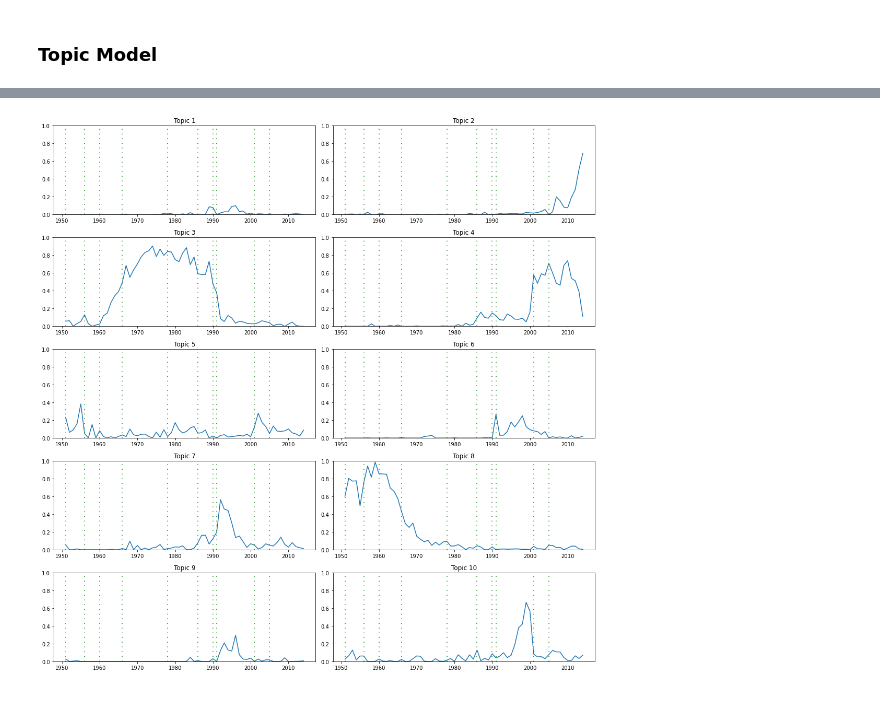
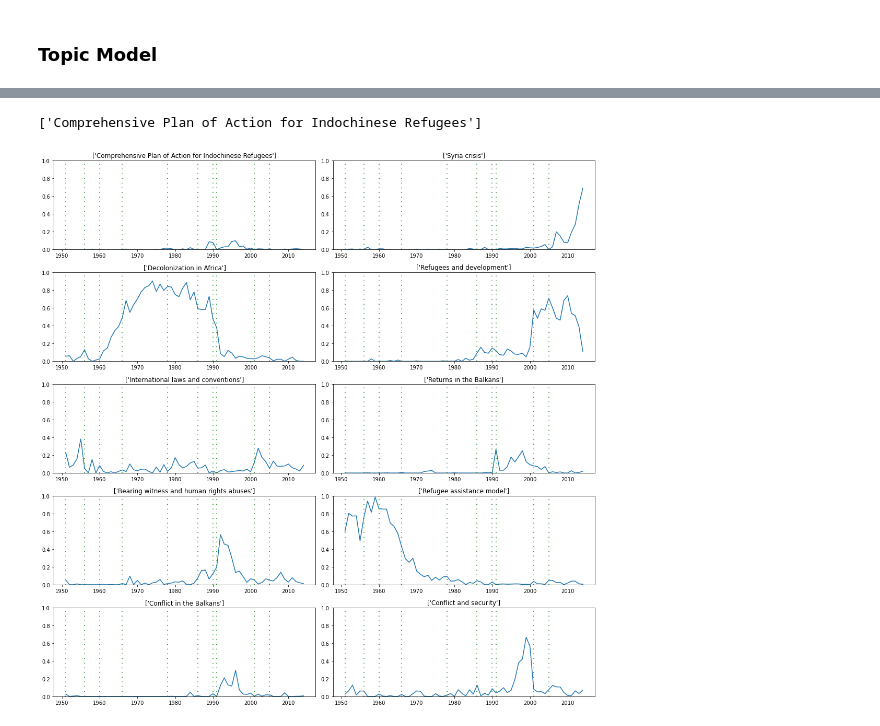
Before and after one commit to jswoodham/unhcr_speeches, a Jupyter notebook: Report.ipynb, the cells around one changed output, grey strips where cells are left out. Saved outputs shown, nothing was run; the diff lists cells and outputs as text; code cells hidden in the pictures.

```diff
--- a/Report.ipynb
+++ b/Report.ipynb
@@ -174,4 +174,14 @@ topic_model.print_topics()
 
 topics_over_time = pd.read_feather('data/topics_over_time')
 # %%
-topics_over_time
+topics_over_time.columns = [['year',
+                            'Comprehensive Plan of Action for Indochinese Refugees',
+                            'Syria crisis',
+                            'Decolonization in Africa',
+                            'Refugees and development',
+                            'International laws and conventions',
+                            'Returns in the Balkans',
+                            'Bearing witness and human rights abuses',
+                            'Refugee assistance model',
+                            'Conflict in the Balkans',
+                            'Conflict and security']]
@@ -204,26 +200,30 @@ y10 = topics_over_time['topic 10']
+# %%
+list(topics_over_time.columns.values[1])
+# %% [output]
+['Comprehensive Plan of Action for Indochinese Refugees']
 # %%
 fig, ((ax1, ax2), (ax3, ax4), (ax5, ax6), (ax7, ax8), (ax9, ax10)) = plt.subplots(5, 2, figsize=(15, 15))
 
 for j in range(1, 11):
     a = eval('ax' + str(j))
     y = eval('y' + str(j))
-    title = 'Topic' + ' ' + str(j)
+    title = list(topics_over_time.columns.values[j]))
     a.plot(x, y)
     a.set_title(title)
     a.set(ylim=(0, 1))
     a.axvline(x= 1951, color='green', linestyle=(0, (1, 5)))
     a.axvline(x= 1956, color='green', linestyle=(0, (1, 5)))
     a.axvline(x= 1960, color='green', linestyle=(0, (1, 5)))
     a.axvline(x= 1966, color='green', linestyle=(0, (1, 5)))
     a.axvline(x= 1978, color='green', linestyle=(0, (1, 5)))
     a.axvline(x= 1986, color='green', linestyle=(0, (1, 5)))
     a.axvline(x= 1990, color='green', linestyle=(0, (1, 5)))
     a.axvline(x= 1991, color='green', linestyle=(0, (1, 5)))
     a.axvline(x= 2001, color='green', linestyle=(0, (1, 5)))
     a.axvline(x= 2005, color='green', linestyle=(0, (1, 5)))
 
 plt.tight_layout()
 # %% [output]
-[figure, old version]
+[figure, new version]
 # %%
 plt.figure(figsize=(10, 7.5), layout = 'constrained')
```
Also changed, not shown: parts of 7 cells of this notebook.
